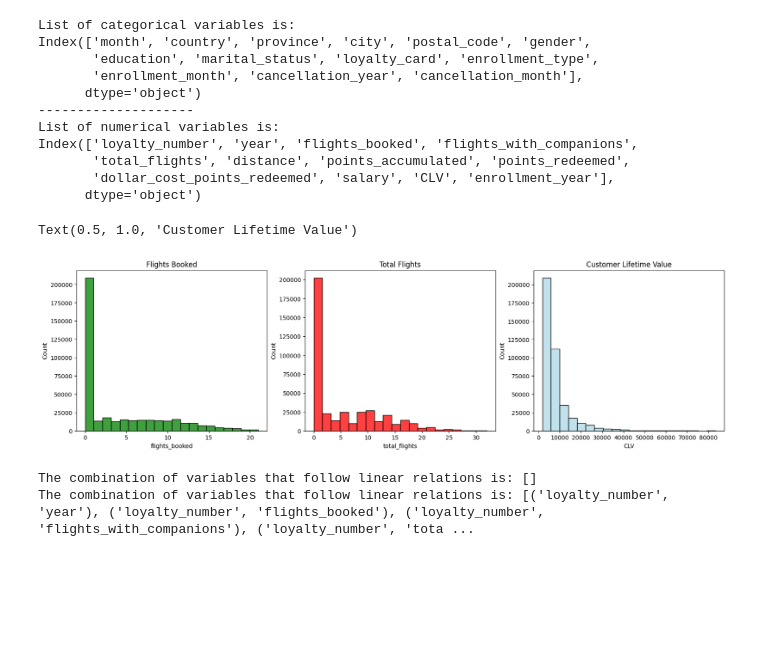
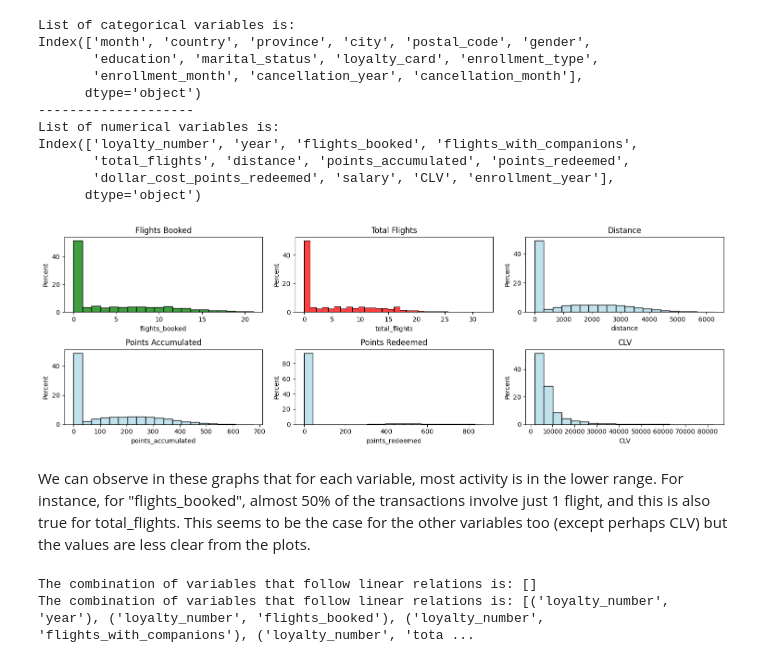
Before and after one commit to Adalab/bda-modulo-3-evaluacion-final-EFBurguera, a Jupyter notebook: Evaluation_file_EFBurguera.ipynb, the cells around one changed output. Drawn from its saved outputs; the diff is of its cells as text; code cells hidden in the pictures; blank space fills up the shorter version.

```diff
--- a/Evaluation_file_EFBurguera.ipynb
+++ b/Evaluation_file_EFBurguera.ipynb
@@ -801,18 +803,30 @@ Index(['loyalty_number', 'year', 'flights_booked', 'flights_with_companions',
        'dollar_cost_points_redeemed', 'salary', 'CLV', 'enrollment_year'],
       dtype='object')
 # %%
-fig, axes = plt.subplots(nrows=1, ncols=3, figsize=(20,5))
+fig, axes = plt.subplots(nrows=2, ncols=3, figsize=(15,5))
 
-sns.histplot(data=df_complete, x= "flights_booked", bins= 20, color="green", ax=axes[0])
-sns.histplot(data=df_complete, x= "total_flights", bins= 20, color="red", ax=axes[1])
-sns.histplot(data=df_complete, x= "CLV", bins= 20, color="lightblue", ax=axes[2])
+sns.histplot(data=df_complete, x= "flights_booked", bins= 20, color="green", ax=axes[0,0], stat="percent")
+sns.histplot(data=df_complete, x= "total_flights", bins= 30, color="red", ax=axes[0,1], stat="percent")
+sns.histplot(data=df_complete, x= "distance", bins= 20, color="lightblue", ax=axes[0,2], stat="percent")
 
-axes[0].set_title("Flights Booked")
-axes[1].set_title("Total Flights")
-axes[2].set_title("Customer Lifetime Value")
+sns.histplot(data=df_complete, x= "points_accumulated", bins= 20, color="lightblue", ax=axes[1,0], stat="percent")
+sns.histplot(data=df_complete, x= "points_redeemed", bins= 20, color="lightblue", ax=axes[1,1], stat="percent")
+sns.histplot(data=df_complete, x= "CLV", bins= 20, color="lightblue", ax=axes[1,2], stat="percent")
+
+
+axes[0,0].set_title("Flights Booked")
+axes[0,1].set_title("Total Flights")
+axes[0,2].set_title("Distance")
+
+axes[1,0].set_title("Points Accumulated")
+axes[1,1].set_title("Points Redeemed")
+axes[1,2].set_title("CLV")
+
+plt.tight_layout()
 # %% [output]
-Text(0.5, 1.0, 'Customer Lifetime Value')
-[figure, old version]
+[figure, new version]
+# %% [markdown]
+We can observe in these graphs that for each variable, most activity is in the lower range. For instance, for "flights_booked", almost 50% of the transactions involve just 1 flight, and this is also true for total_flights. This seems to be the case for the other variables too (except perhaps CLV) but the values are less clear from the plots.
 # %%
 # To perform a correlation matrix, let's check if the relations between numerical
 # variables are lineal or not and separate them
```
Also changed, not shown: parts of 21 cells of this notebook.
